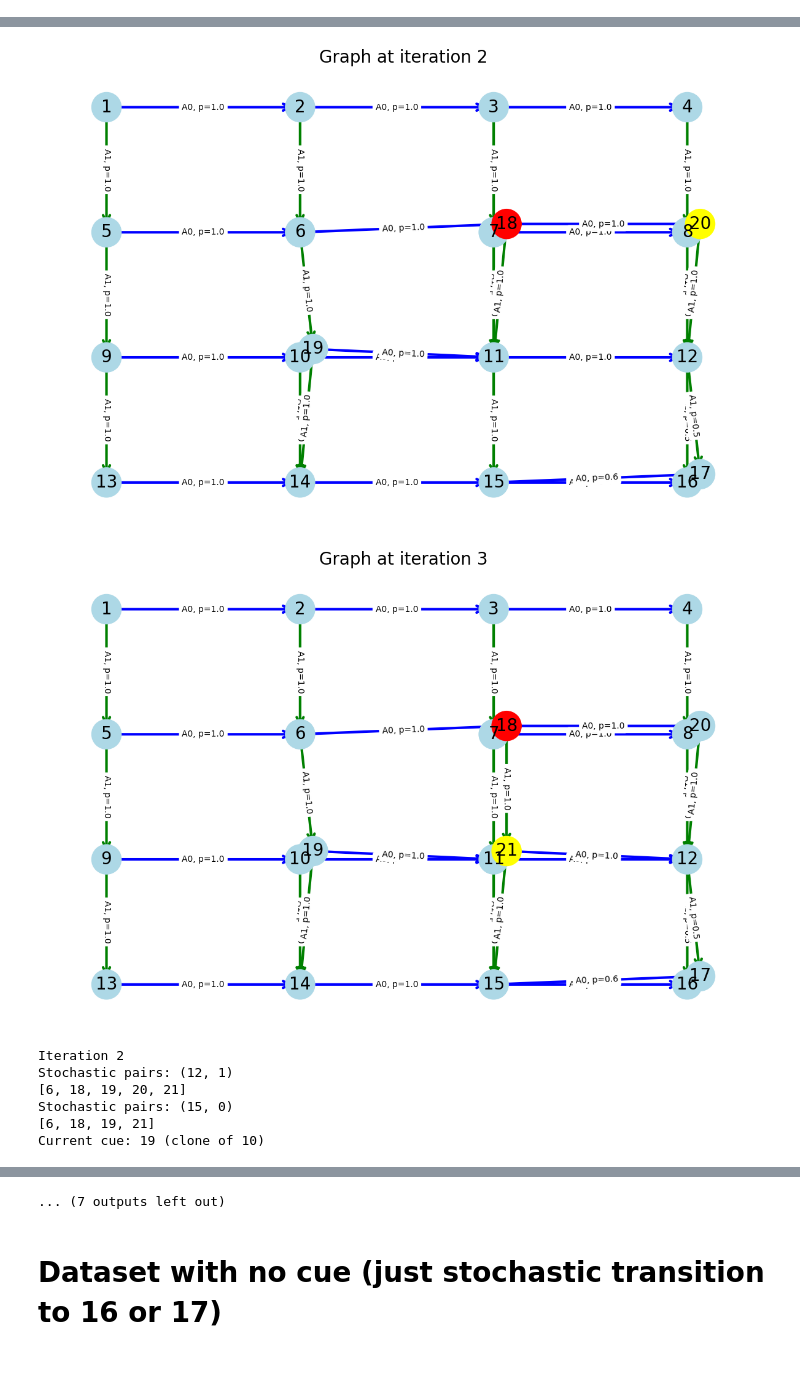
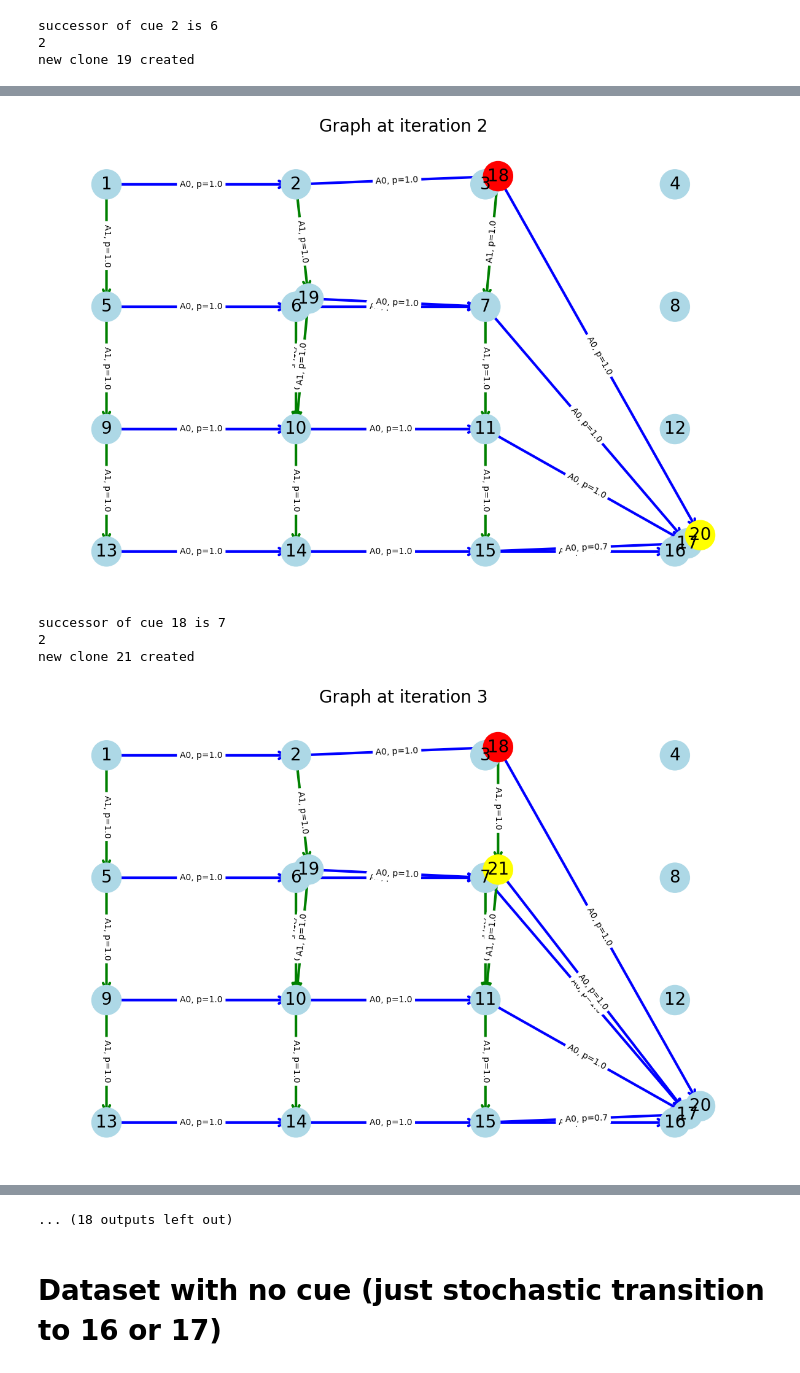
Before and after one commit to jungsunyoo/CSCG_LCM, a Jupyter notebook: dev-split-contingency-final.ipynb, the cells around one changed output, grey strips where cells are left out. Cells and saved outputs as stored; diff of their text form; code cells hidden in the pictures.

```diff
--- a/dev-split-contingency-final.ipynb
+++ b/dev-split-contingency-final.ipynb
@@ -426,13 +731,14 @@ def find_stochastic_state_actions_by_entropy(entropies, eps=1e-9):
 # Functions for contingency & splitting
 
 def get_unique_states(dataset):
-    all_states =[]
-    # episodes = dataset
-    for curr_dataset in dataset:
-        s,a = curr_dataset
-        all_states.append(s)
+    all_states = []
+    for states_seq, _ in dataset:
+        all_states.extend(states_seq)  # Flatten the list
     unique_states = np.unique(all_states)
     return unique_states
+
+def get_unique_states_from_env(env):
+    return [x for x in env.pos_to_state.values()]
 
 def has_state(sequence, state):
     """Return True if the episode's state sequence contains state=5."""
@@ -453,7 +759,7 @@ def calculate_contingency(dataset, s, sprime, sprime2):
     contingency_states = []
     for curr_state in unique_states:
         # if curr_state<100:
-        if (curr_state < s or curr_state > 17):
+        if (curr_state < s or curr_state > 17):    # maybe here
             # print(curr_state)
             # episodes_with_state = 0
             # episodes_with_state_and_transition = 0
@@ -520,7 +826,8 @@ def calculate_contingency(dataset, s, sprime, sprime2):
                 if a/(a+b)==1: # and d/(c+d)==1):
 
                     contingency_states.append(curr_state)
-
+        print(f"state {curr_state} has a value {a} and b value {b} leading to a/(a+b) = {a/(a+b) if a+b != 0 else -1}")
+    print(f"contigency states: {contingency_states}")
     return contingency_states
 
 def calculate_contingency_tmaze(dataset, s, sprime, sprime2):
@@ -683,7 +990,7 @@ def plot_graph(T, niter, highlight_node=-1, highlight_node_2 = -1,save=True,save
 # plot_graph(transition_probs,10)
 # %%
 # Dataset
-env = GridEnvRightDownNoSelf(cue_state=6)
+env = GridEnvDivergingSingleReward(cue_state=6)
 
 n_episodes = 500
 max_steps_per_episode = 10
@@ -706,18 +1013,23 @@ plot_graph(transition_probs,'initial',savename=savename)
 # Actual code
 for i in range(iterations):
     print("Iteration {}".format(i))
+    # figure out which transitions are highly stochastic
     entropies = compute_transition_entropies(transition_probs)
     stochastic_pairs = find_stochastic_state_actions_by_entropy(entropies, eps=1e-9) # (s,a,sprime,sprime2)
-
     if stochastic_pairs:
         cues = []
         for (s, a) in stochastic_pairs:
             print("Stochastic pairs: {}".format((s,a)))
             # if len(vali)
             # valid_actions = env.get_valid_actions(s)
-            sprime, sprime2 = get_successor_states(transition_counts,s,a)
+            tmp = get_successor_states(transition_counts,s,a)
+            print(tmp)
+            sprime, sprime2 = tmp
+
+            print(f"successor states: {sprime}, {sprime2}")
+
             cue = calculate_contingency(dataset, s, sprime, sprime2)
-            print(cue)
+            # print(cue)
             cues.append(cue)
 
         # split out the successor states
@@ -747,8 +1059,9 @@ for i in range(iterations):
             for a in valid_actions:
                 # print(cue,a)
                 successor = get_successor_states(transition_counts,cue,a)[0] # suppose 7
+                print(f"successor of cue {cue} is {successor}")
                 # if reverse_clone_dict[successor]: # this has been created before
-                if successor in reverse_clone_dict:
+                if successor in reverse_clone_dict and reverse_clone_dict:
                     existing_clone = reverse_clone_dict[successor]
                     for d, seq in enumerate(dataset):
                         states_seq = seq[0]
@@ -761,8 +1074,14 @@ for i in range(iterations):
                 else:    # hasn't been created before. split
                     # split this as a function of whether it came from cue (6) vs. others
                     # has_state(sequence,)
-                    n_unique_states = len(get_unique_states(dataset))
+                    print(2)
+                    n_unique_states = env.num_unique_states
                     new_clone = n_unique_states + 1
+
+                    # update the num of new states
+                    env.num_unique_states = new_clone
+
+                    print(f"new clone {new_clone} created")
 
                     # clone_map.append((successor,new_clone))
                     clone_dict[new_clone] = successor
@@ -800,0 +1148,3 @@ Current cue: 6
+successor of cue 2 is 6
+2
+new clone 19 created
@@ -808,8 +1169,5 @@ Current cue: 18 (clone of 7)
-[figure, old version]
+[figure, new version]
+successor of cue 18 is 7
+2
+new clone 21 created
-[figure, old version]
+[figure, new version]
-Iteration 2
-Stochastic pairs: (12, 1)
-[6, 18, 19, 20, 21]
-Stochastic pairs: (15, 0)
-[6, 18, 19, 21]
-Current cue: 19 (clone of 10)
@@ -825,4 +1192,4 @@ Current cue: 20 (clone of 8)
-... (7 outputs left out)
+... (18 outputs left out)
 # %% [markdown]
 # Dataset with no cue (just stochastic transition to 16 or 17)
 # %%
```
Also changed, not shown: parts of 8 cells of this notebook.
